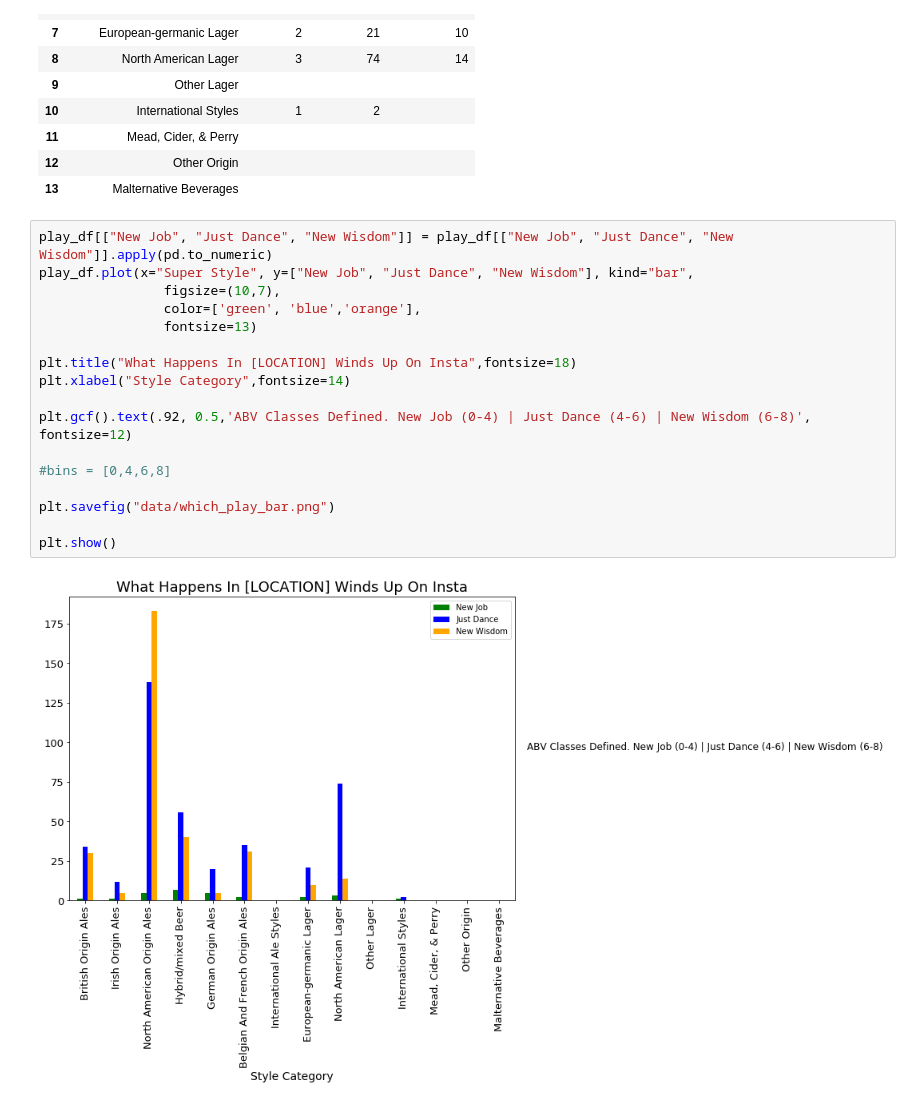
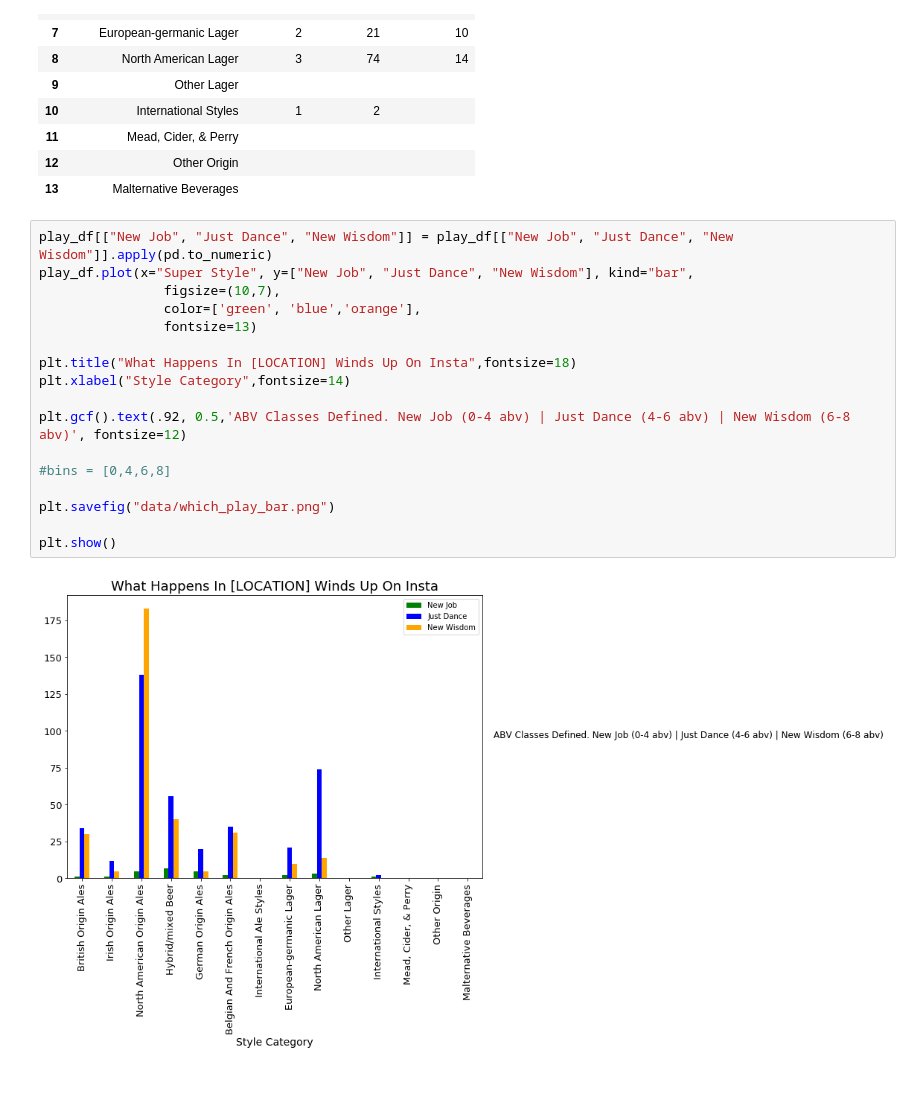
Before and after one commit to sponre01/project-one, a Jupyter notebook: Starter_Code_ML.ipynb, the cells around one changed output. Drawn from its saved outputs; the diff is of its cells as text.

```diff
--- a/Starter_Code_ML.ipynb
+++ b/Starter_Code_ML.ipynb
@@ -438,19 +406,19 @@ play_df
 # %%
 play_df[["New Job", "Just Dance", "New Wisdom"]] = play_df[["New Job", "Just Dance", "New Wisdom"]].apply(pd.to_numeric)
 play_df.plot(x="Super Style", y=["New Job", "Just Dance", "New Wisdom"], kind="bar",
                 figsize=(10,7),
                 color=['green', 'blue','orange'],
                 fontsize=13)
 
 plt.title("What Happens In [LOCATION] Winds Up On Insta",fontsize=18)
 plt.xlabel("Style Category",fontsize=14)
 
-plt.gcf().text(.92, 0.5,'ABV Classes Defined. New Job (0-4) | Just Dance (4-6) | New Wisdom (6-8)', fontsize=12)
+plt.gcf().text(.92, 0.5,'ABV Classes Defined. New Job (0-4 abv) | Just Dance (4-6 abv) | New Wisdom (6-8 abv)', fontsize=12)
 
 #bins = [0,4,6,8]
 
 plt.savefig("data/which_play_bar.png")
 
 plt.show()
 # %% [output]
-[figure, old version]
+[figure, new version]
```
Also changed, not shown: parts of 12 cells of this notebook.
